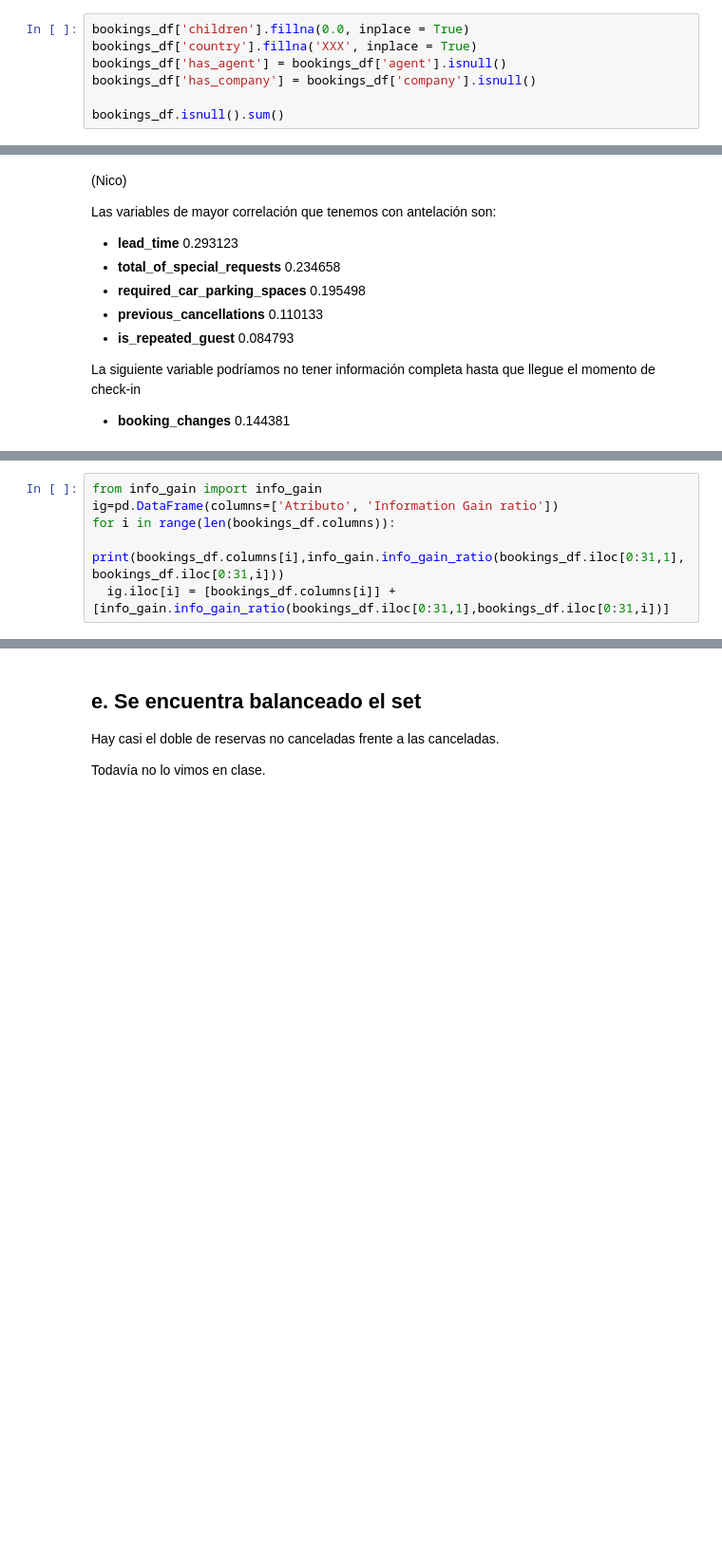
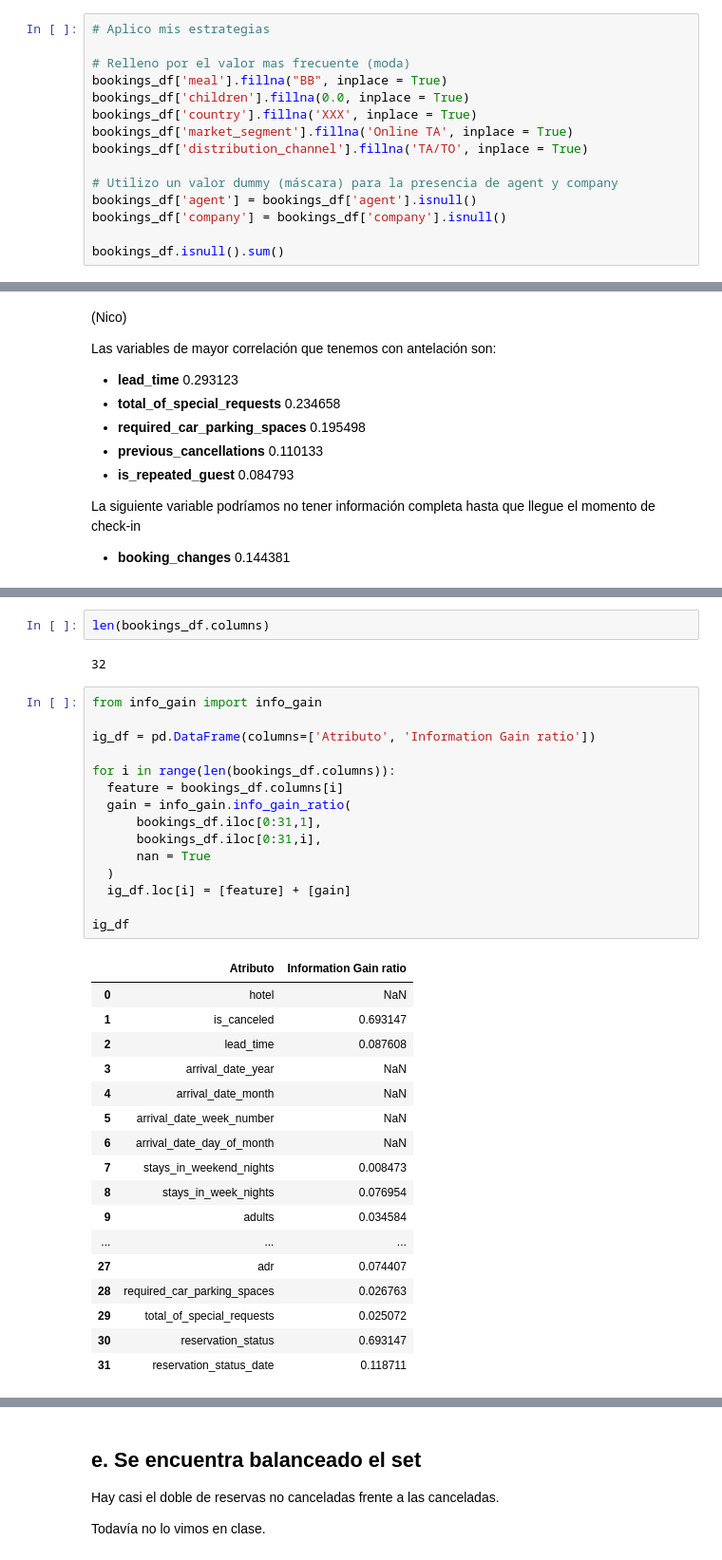
Before and after one commit to francotestori/aauba_01, a Jupyter notebook: decision_tree.ipynb, the cells around one changed output, grey strips where cells are left out. Shown: that part at 95% size. Drawn from its saved outputs; the diff is of its cells as text; blank space fills up the shorter version.

```diff
--- a/decision_tree.ipynb
+++ b/decision_tree.ipynb
@@ -207,7 +258,15 @@ bookings_df.mode()
 # %%
+# Aplico mis estrategias
+
+# Relleno por el valor mas frecuente (moda)
+bookings_df['meal'].fillna("BB", inplace = True)
 bookings_df['children'].fillna(0.0, inplace = True)
 bookings_df['country'].fillna('XXX', inplace = True)
-bookings_df['has_agent'] = bookings_df['agent'].isnull()
-bookings_df['has_company'] = bookings_df['company'].isnull()
+bookings_df['market_segment'].fillna('Online TA', inplace = True)
+bookings_df['distribution_channel'].fillna('TA/TO', inplace = True)
+
+# Utilizo un valor dummy (máscara) para la presencia de agent y company
+bookings_df['agent'] = bookings_df['agent'].isnull()
+bookings_df['company'] = bookings_df['company'].isnull()
 
 bookings_df.isnull().sum()
@@ -413,6 +501,37 @@ pip install info_gain
+# %%
+len(bookings_df.columns)
+# %% [output]
+32
 # %%
 from info_gain import info_gain
-ig=pd.DataFrame(columns=['Atributo', 'Information Gain ratio'])
+
+ig_df = pd.DataFrame(columns=['Atributo', 'Information Gain ratio'])
+
 for i in range(len(bookings_df.columns)):
-  print(bookings_df.columns[i],info_gain.info_gain_ratio(bookings_df.iloc[0:31,1],bookings_df.iloc[0:31,i]))
-  ig.iloc[i] = [bookings_df.columns[i]] + [info_gain.info_gain_ratio(bookings_df.iloc[0:31,1],bookings_df.iloc[0:31,i])]
+  feature = bookings_df.columns[i]
+  gain = info_gain.info_gain_ratio(
+      bookings_df.iloc[0:31,1],
+      bookings_df.iloc[0:31,i],
+      nan = True
+  )
+  ig_df.loc[i] = [feature] + [gain]
+
+ig_df
+# %% [output]
+|  | Atributo | Information Gain ratio |
+| 0 | hotel | NaN |
+| 1 | is_canceled | 0.693147 |
+| 2 | lead_time | 0.087608 |
+| 3 | arrival_date_year | NaN |
+| 4 | arrival_date_month | NaN |
+| 5 | arrival_date_week_number | NaN |
+| 6 | arrival_date_day_of_month | NaN |
+| 7 | stays_in_weekend_nights | 0.008473 |
+| 8 | stays_in_week_nights | 0.076954 |
+| 9 | adults | 0.034584 |
+| ... | ... | ... |
+| 27 | adr | 0.074407 |
+| 28 | required_car_parking_spaces | 0.026763 |
+| 29 | total_of_special_requests | 0.025072 |
+| 30 | reservation_status | 0.693147 |
+| 31 | reservation_status_date | 0.118711 |
```
Also changed, not shown: parts of 35 cells of this notebook.
